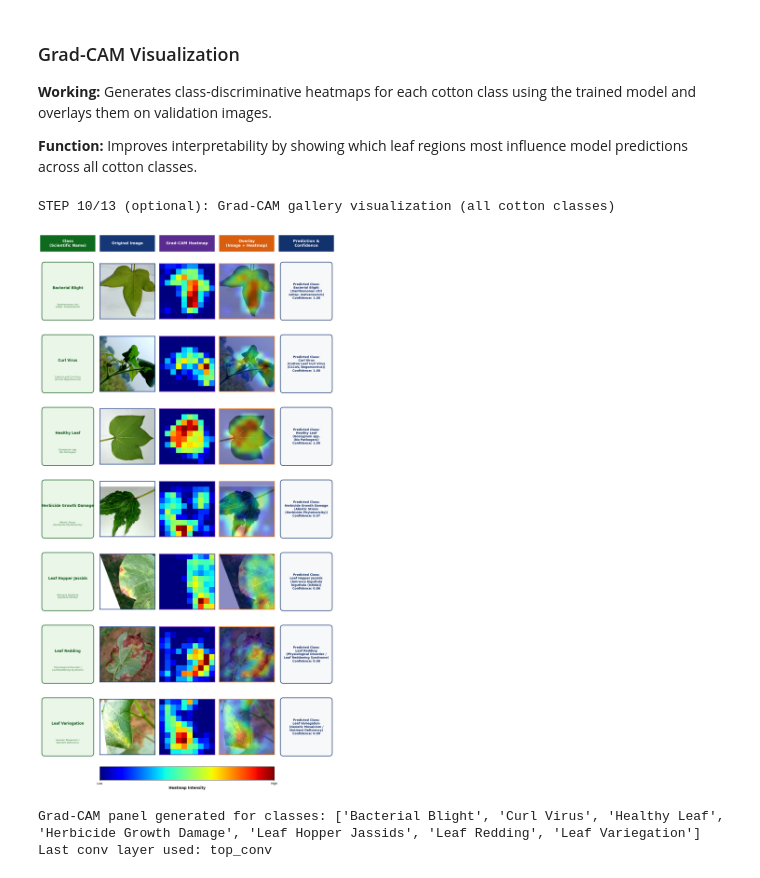
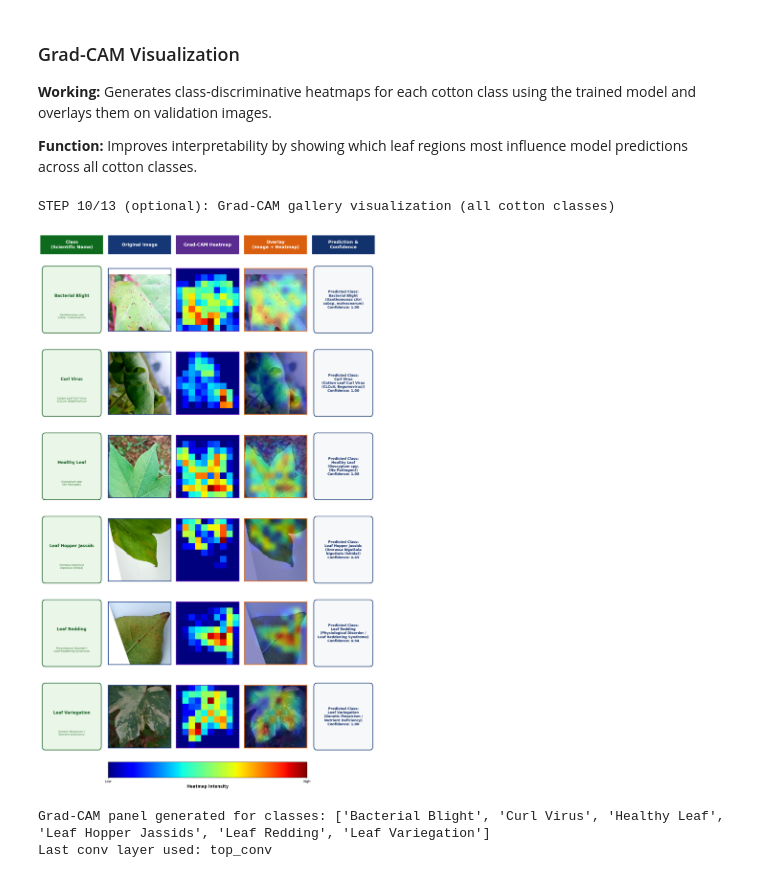
Before and after one commit to suyashbajpai-hi/Plant-Disease-Detection-Minor-Project-, a Jupyter notebook: Plant Disease Detection/Cotton_Model.ipynb, the cells around one changed output. Cells and saved outputs as stored; diff of their text form; code cells hidden in the pictures.

Commit message:
Change the cotton model and frontend also

```diff
--- a/Plant Disease Detection/Cotton_Model.ipynb
+++ b/Plant Disease Detection/Cotton_Model.ipynb
@@ -960,7 +964,7 @@ cb_list = [
     callbacks.EarlyStopping(
         monitor="val_loss",
         mode="min",
-        patience=5,
+        patience=3,
         min_delta=1e-4,
         restore_best_weights=True,
         verbose=1,
@@ -994,7 +998,7 @@ history_head = model.fit(
     validation_data=val_ds,
     epochs=EPOCHS_HEAD,
     callbacks=cb_list,
-    class_weight=class_weights if MIXUP_ALPHA_HEAD <= 0 else None,
+    class_weight=class_weights,
     verbose=1,
  )
 # %% [output]
@@ -1159,7 +1177,7 @@ history_fine = model.fit(
     epochs=fine_target_epoch,
     initial_epoch=fine_initial_epoch,
     callbacks=cb_list + [warmup_cb_fine],
-    class_weight=class_weights_fine if MIXUP_ALPHA_FINE <= 0 else None,
+    class_weight=class_weights_fine,
     verbose=1,
  )
 
@@ -1208,7 +1226,7 @@ if ENABLE_PROGRESSIVE_RESIZE and IMG_SIZE_PROGRESSIVE != IMG_SIZE_FINE:
         epochs=resize_target_epoch,
         initial_epoch=resize_initial_epoch,
         callbacks=cb_list + [warmup_cb_resize],
-        class_weight=class_weights_fine if MIXUP_ALPHA_RESIZE <= 0 else None,
+        class_weight=class_weights_fine,
         verbose=1,
     )
 else:
@@ -1547,16 +1561,16 @@ if ENABLE_BACKBONE_ENSEMBLE:
     valid_members = [m for m in ENSEMBLE_MEMBERS if Path(m["path"]).exists()]
     if valid_members:
         print("\nEvaluating optional backbone ensemble on validation...")
-        ensemble_probs = [
-            predict_probabilities(
-                best_model,
-                val_ds,
-                val_raw,
-                eval_mode=SELECTED_EVAL_MODE,
-                rounds=TTA_ROUNDS,
-                augmentation_layer=data_augmentation,
-            )
-        ]
+        primary_prob = predict_probabilities(
+            best_model,
+            val_ds,
+            val_raw,
+            eval_mode=SELECTED_EVAL_MODE,
+            rounds=TTA_ROUNDS,
+            augmentation_layer=data_augmentation,
+        )
+        expected_shape = primary_prob.shape
+        ensemble_probs = [primary_prob]
         member_paths = [str(CKPT_PATH)]
         _ds_cache = {}
 
@@ -1591,6 +1605,16 @@ if ENABLE_BACKBONE_ENSEMBLE:
                     rounds=TTA_ROUNDS,
                     augmentation_layer=m_aug,
                 )
+
+                if member_prob.shape != expected_shape:
+                    print(
+                        f"  Skipped ensemble member {member_path.name}: "
+                        f"output shape {member_prob.shape} != expected {expected_shape}"
+                    )
+                    del member_model
+                    gc.collect()
+                    continue
+
                 ensemble_probs.append(member_prob)
                 member_paths.append(str(member_path))
                 ENSEMBLE_MEMBER_IMG_SIZES[str(member_path)] = member_img_size
@@ -2148,7 +2182,7 @@ SCIENTIFIC_NAMES = {
     "Bacterial Blight":          "Xanthomonas citri\nsubsp. malvacearum",
     "Curl Virus":                "Cotton Leaf Curl Virus\n(CLCuV, Begomovirus)",
     "Healthy Leaf":              "Gossypium spp.\n(No Pathogen)",
-    "Herbicide Growth Damage":   "Abiotic Stress\n(Herbicide Phytotoxicity)",
+    "Herbicide Growth \nDamage":   "Abiotic Stress\n(Herbicide Phytotoxicity)",
     "Leaf Hopper Jassids":       "Amrasca biguttula\nbiguttula (Ishida)",
     "Leaf Redding":              "Physiological Disorder /\nLeaf Reddening Syndrome",
     "Leaf Variegation":          "Genetic Mosaicism /\nNutrient Deficiency",
@@ -2235,7 +2269,7 @@ TARGET_CLASSES = [
     "Bacterial Blight",
     "Curl Virus",
     "Healthy Leaf",
-    "Herbicide Growth Damage",
+    "Herbicide Growth \nDamage",
     "Leaf Hopper Jassids",
     "Leaf Redding",
     "Leaf Variegation",
@@ -2366,33 +2400,33 @@ for r, item in enumerate(rows, start=1):
     # Predicted class + scientific name + confidence
     pred_sci_line = f"\n({item['pred_sci']})" if item["pred_sci"] else ""
     conf_text = f"Predicted Class:\n{item['pred']}{pred_sci_line}\nConfidence: {item['conf']:.2f}"
     ax4.text(
         0.5, 0.5, conf_text,
         ha="center", va="center",
         fontsize=10, color="#102D68", fontweight="bold"
     )
     ax4.add_patch(
         mpl.patches.FancyBboxPatch(
             (0.05, 0.08), 0.90, 0.84, boxstyle="round,pad=0.02,rounding_size=0.05",
             edgecolor="#12326E", facecolor="#F7F8FA", linewidth=2, transform=ax4.transAxes
         )
     )
 
 cax = fig.add_subplot(gs[n + 1, 1:4])
 norm = mpl.colors.Normalize(vmin=0.0, vmax=1.0)
 sm = mpl.cm.ScalarMappable(cmap="jet", norm=norm)
 sm.set_array([])
 cb = fig.colorbar(sm, cax=cax, orientation="horizontal")
 cb.set_label("Heatmap Intensity", fontsize=12, fontweight="bold")
 cb.set_ticks([0, 1])
 cb.set_ticklabels(["Low", "High"])
 
 plt.show()
 
 print("Grad-CAM panel generated for classes:", [x["class_key"] for x in rows])
 print("Last conv layer used:", conv_layer_name)
 # %% [output]
 STEP 10/13 (optional): Grad-CAM gallery visualization (all cotton classes)
-[figure, old version]
+[figure, new version]
-Grad-CAM panel generated for classes: ['Bacterial Blight', 'Curl Virus', 'Healthy Leaf', 'Herbicide Growth Damage', 'Leaf Hopper Jassids', 'Leaf Redding', 'Leaf Variegation']
+Grad-CAM panel generated for classes: ['Bacterial Blight', 'Curl Virus', 'Healthy Leaf', 'Leaf Hopper Jassids', 'Leaf Redding', 'Leaf Variegation']
 Last conv layer used: top_conv
```
Also changed, not shown: parts of 11 cells of this notebook, 4 other files.
